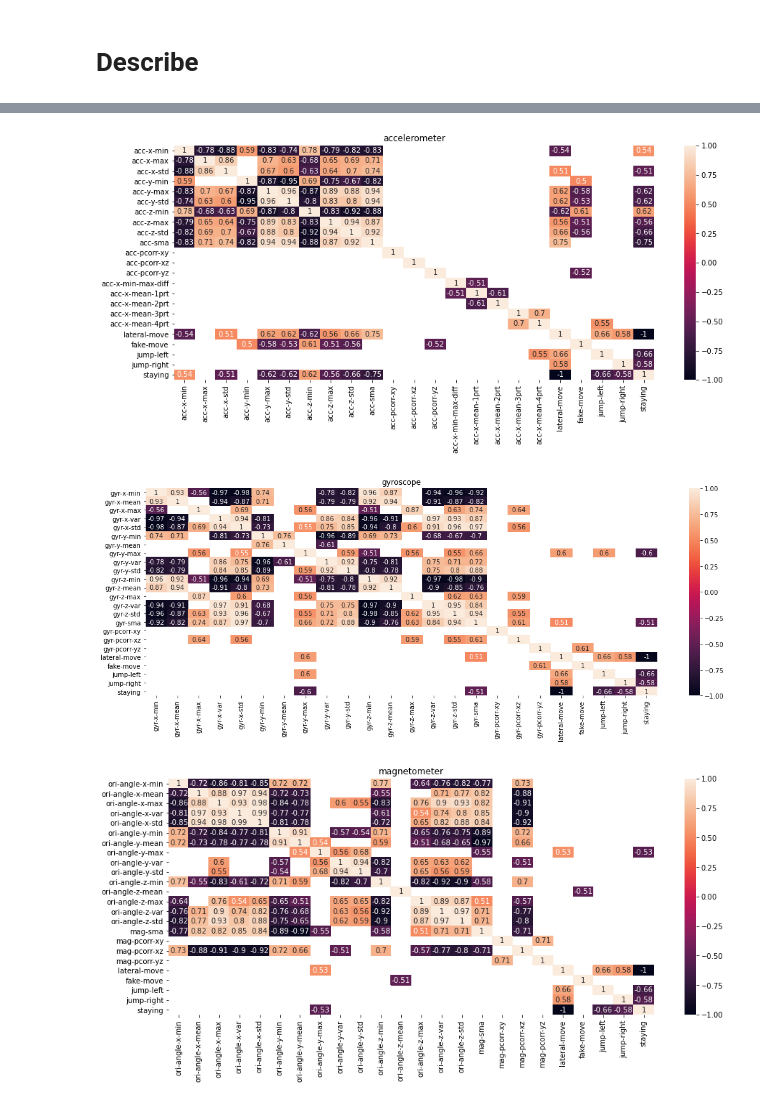
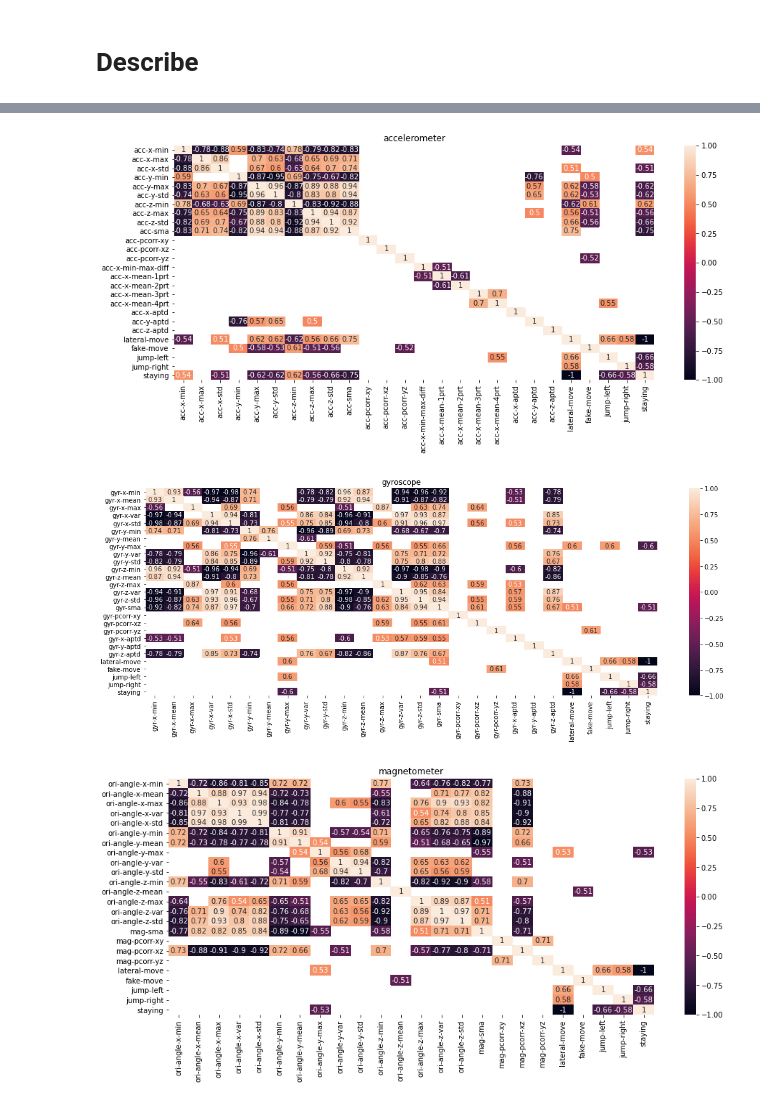
Before and after one commit to djocraveiro/duck-catch-and-fit, a Jupyter notebook: Notebooks/AmI2022.ipynb, the cells around one changed output, grey strips where cells are left out. Cells and saved outputs as stored; diff of their text form; code cells hidden in the pictures.

```diff
--- a/Notebooks/AmI2022.ipynb
+++ b/Notebooks/AmI2022.ipynb
@@ -241,6 +290,18 @@ newFeatures = [
         'name': 'acc-x-mean-4prt', 'dtype': np.float64,
         'func': (lambda row: mean_of_part(row["acc-x-m/s^2"], 32, 64))
     },
+    {
+        'name': 'acc-x-aptd', 'dtype': np.float64,
+        'func': (lambda row: aptd(row["acc-x-m/s^2"]))
+    },
+    {
+        'name': 'acc-y-aptd', 'dtype': np.float64,
+        'func': (lambda row: aptd(row["acc-y-m/s^2"]))
+    },
+    {
+        'name': 'acc-z-aptd', 'dtype': np.float64,
+        'func': (lambda row: aptd(row["acc-z-m/s^2"]))
+    },
     # gyroscope
     {
         'name': 'gyr-rms', 'dtype': object,
@@ -261,6 +322,18 @@ newFeatures = [
     {
         'name': 'gyr-pcorr-yz', 'dtype': np.float64,
         'func': (lambda row: pcorr(row["gyr-y-rad/s"], row["gyr-z-rad/s"]))
+    },
+    {
+        'name': 'gyr-x-aptd', 'dtype': np.float64,
+        'func': (lambda row: aptd(row["gyr-x-rad/s"]))
+    },
+    {
+        'name': 'gyr-y-aptd', 'dtype': np.float64,
+        'func': (lambda row: aptd(row["gyr-y-rad/s"]))
+    },
+    {
+        'name': 'gyr-z-aptd', 'dtype': np.float64,
+        'func': (lambda row: aptd(row["gyr-z-rad/s"]))
     },
     # magnetometer
     {
@@ -389,6 +474,9 @@ dfCorr = df[[
     'acc-x-mean-2prt',
     'acc-x-mean-3prt',
     'acc-x-mean-4prt',
+    'acc-x-aptd',
+    'acc-y-aptd',
+    'acc-z-aptd',
     'lateral-move',
     'fake-move',
     'jump-left',
@@ -404,7 +492,7 @@ plt.title('accelerometer')
 sn.heatmap(dfCorr, annot=True)
 plt.show()
 # %% [output]
-[figure, old version]
+[figure, new version]
 # %%
 dfCorr = df[[
     'gyr-x-min',
@@ -414,34 +502,37 @@ dfCorr = df[[
     'gyr-x-std',
     'gyr-y-min',
     'gyr-y-mean',
     'gyr-y-max',
     'gyr-y-var',
     'gyr-y-std',
     'gyr-z-min',
     'gyr-z-mean',
     'gyr-z-max',
     'gyr-z-var',
     'gyr-z-std',
     'gyr-sma',
     'gyr-pcorr-xy',
     'gyr-pcorr-xz',
     'gyr-pcorr-yz',
+    'gyr-x-aptd',
+    'gyr-y-aptd',
+    'gyr-z-aptd',
     'lateral-move',
     'fake-move',
     'jump-left',
     'jump-right',
     'staying',
     #LABEL_COL
 ]].corr()
 
 dfCorr = dfCorr[((dfCorr > MIN_POS_CORR) | (dfCorr < MIN_NEG_CORR))]
 
 plt.figure(figsize=(18,6))
 plt.title('gyroscope')
 sn.heatmap(dfCorr, annot=True)
 plt.show()
 # %% [output]
-[figure, old version]
+[figure, new version]
 # %%
 dfCorr = df[[
     'ori-angle-x-min',
```
Also changed, not shown: parts of 9 cells of this notebook.
